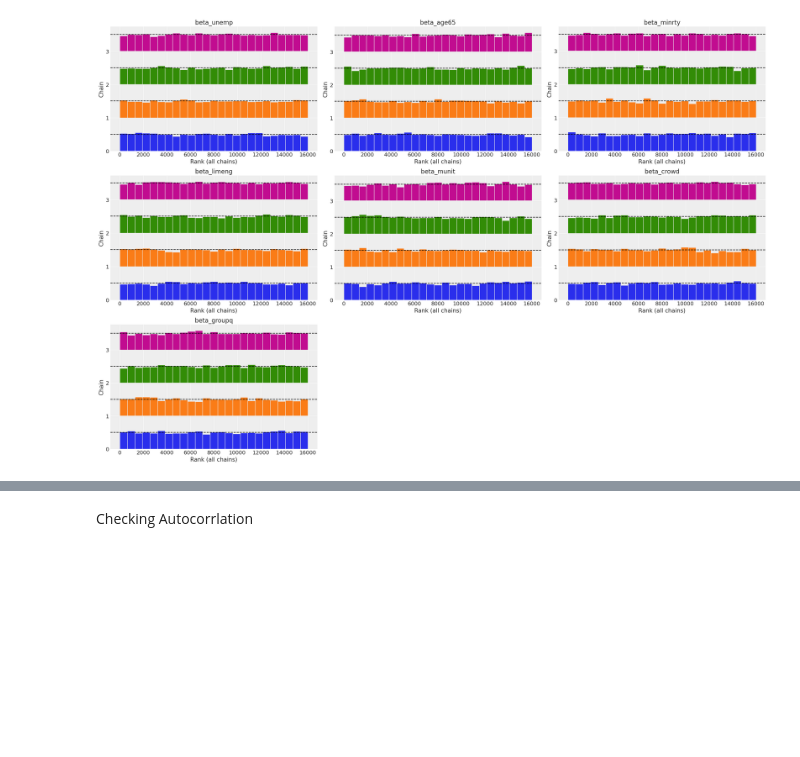
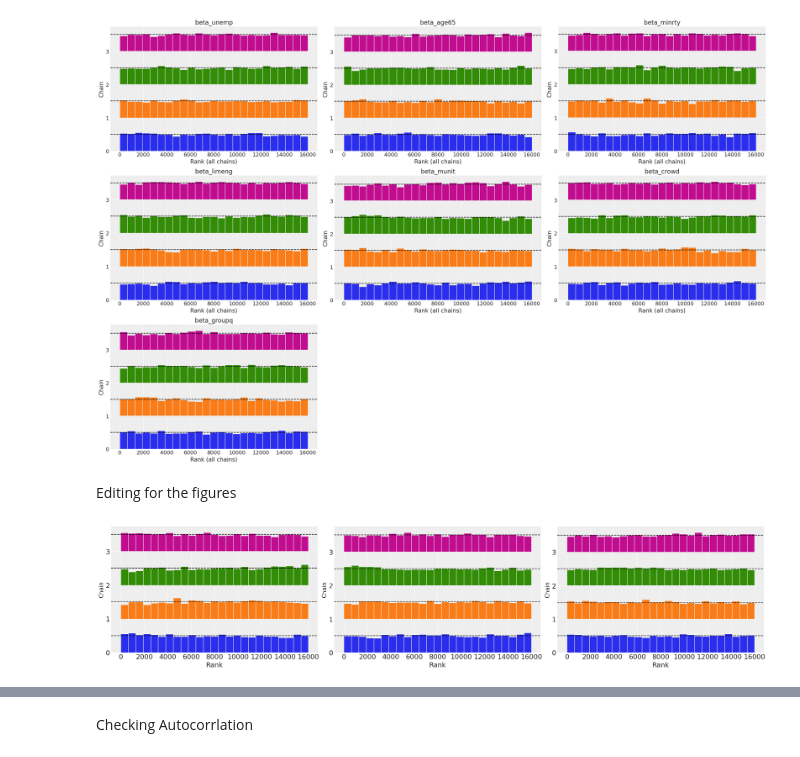
Before and after one commit to hashansl/spatial-risk-tda, a Jupyter notebook: disease_modeling_wv_model_comparison_multiple_variables.ipynb, the cells around one changed output, grey strips where cells are left out. Drawn from its saved outputs; the diff is of its cells as text; code cells hidden in the pictures; blank space fills up the shorter version.

```diff
--- a/disease_modeling_wv_model_comparison_multiple_variables.ipynb
+++ b/disease_modeling_wv_model_comparison_multiple_variables.ipynb
@@ -673,3 +715,29 @@ az.plot_rank(trace_model_2, var_names=coefficients)
 plt.tight_layout() # Helps prevent label overlap
 # %% [output]
 [figure]
+# %% [markdown]
+Editing for the figures
+# %%
+import arviz as az
+import matplotlib.pyplot as plt
+
+# Generate the plot
+axes = az.plot_rank(trace_model_2, var_names=["alpha"])
+
+# Iterate over each subplot to customize
+for ax in axes.flatten():
+    # 1. Remove the variable name (as requested previously)
+    ax.set_title("")
+
+    # 2. Increase the size of the numbers (tick labels) on both axes
+    ax.tick_params(axis='both', which='major', labelsize=18)
+
+    # 3. (Optional) Add and size X/Y labels if you want them named
+    ax.set_xlabel("Rank", fontsize=18)
+    # ax.set_ylabel("Frequency", fontsize=16) # Rank plots usually don't label Y by default
+
+plt.tight_layout() # Adjusts spacing so the larger labels don't overlap
+# plt.show()
+plt.savefig(os.path.join( save_path,"mcmc", f"alphas_bym_t_{state_abb_lower}.png"), bbox_inches='tight', dpi=300)
+# %% [output]
+[figure, added]
```
Also changed, not shown: parts of 5 cells of this notebook, 9 other files.
